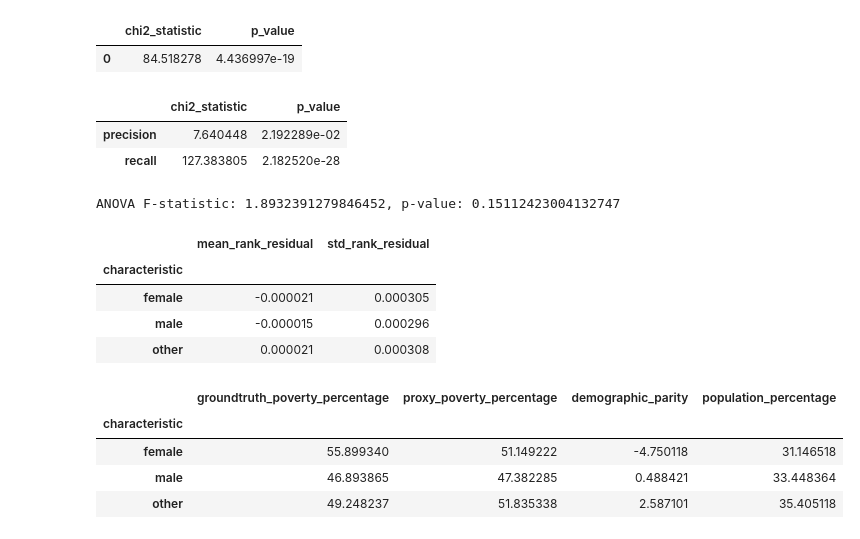
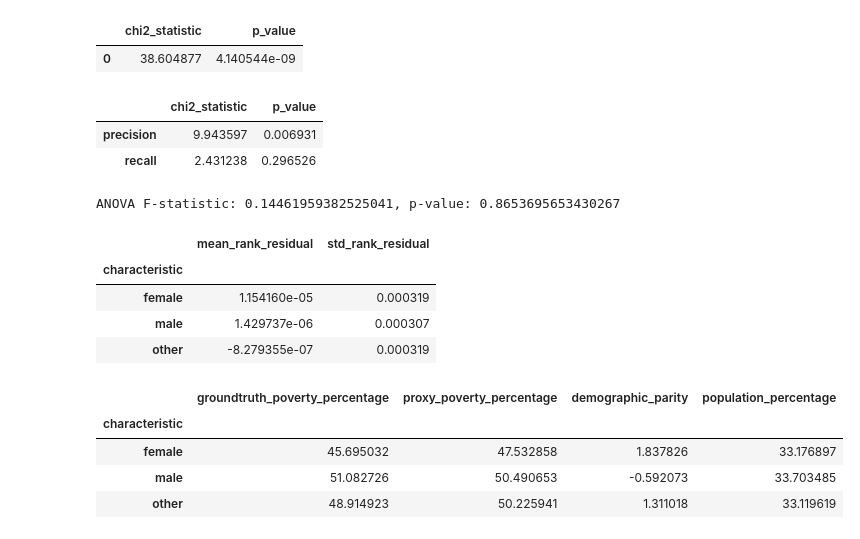
Before and after one commit to Global-Opportunity-Lab/cider, a Jupyter notebook: notebooks/validation_metrics.ipynb, the cells around one changed output. Cells and saved outputs as stored; diff of their text form; code cells hidden in the pictures.

```diff
--- a/notebooks/validation_metrics.ipynb
+++ b/notebooks/validation_metrics.ipynb
@@ -33,7 +38,7 @@ np.random.seed(2)
 synthetic_data['household_id'] = range(n_rows)
 synthetic_data['groundtruth_consumption'] = np.random.rand(n_rows) * 10
 for i in range(10):
-    synthetic_data["proxy_consumption"] = synthetic_data['groundtruth_consumption'] + np.random.randint(size=n_rows, low=0, high=i+5)
+    synthetic_data["proxy_consumption"] = synthetic_data['groundtruth_consumption'] + np.random.uniform(size=n_rows, low=0, high=i+5)
 synthetic_data['weight'] = np.random.randint(10, 100, size=n_rows)
 
 synthetic_df = pd.DataFrame(synthetic_data)
@@ -150,40 +190,43 @@ calculate_demographic_parity_per_characteristic(
 # %%
-calculate_independence_btwn_proxy_and_characteristic(
+pivot_independence, results = calculate_independence_btwn_proxy_and_characteristic(
     synthetic_df_gender,
     threshold_percentile=50)
+results
 # %% [output]
 |  | chi2_statistic | p_value |
-| 0 | 84.518278 | 4.436997e-19 |
+| 0 | 38.604877 | 4.140544e-09 |
 # %%
-calculate_precision_and_recall_independence_characteristic(
+precision_per_group, recall_per_group, results = calculate_precision_and_recall_independence_characteristic(
     synthetic_df_gender,
     50,
     50)
+results
 # %% [output]
 |  | chi2_statistic | p_value |
-| precision | 7.640448 | 2.192289e-02 |
-| recall | 127.383805 | 2.182520e-28 |
+| precision | 9.943597 | 0.006931 |
+| recall | 2.431238 | 0.296526 |
 # %%
 df, anova_f_statistic, anova_p_value = calculate_rank_residuals_table_by_characteristic(
     synthetic_df_gender)
 print(f"ANOVA F-statistic: {anova_f_statistic}, p-value: {anova_p_value}")
 df
 # %% [output]
-ANOVA F-statistic: 1.8932391279846452, p-value: 0.15112423004132747
+ANOVA F-statistic: 0.14461959382525041, p-value: 0.8653695653430267
 |  | mean_rank_residual | std_rank_residual |
 | characteristic |  |  |
-| female | -0.000021 | 0.000305 |
-| male | -0.000015 | 0.000296 |
-| other | 0.000021 | 0.000308 |
+| female | 1.154160e-05 | 0.000319 |
+| male | 1.429737e-06 | 0.000307 |
+| other | -8.279355e-07 | 0.000319 |
 # %%
-calculate_demographic_parity_table_per_characteristic(
+demographic_table = calculate_demographic_parity_table_per_characteristic(
     synthetic_df_gender,
     50
 )
+demographic_table
 # %% [output]
 |  | groundtruth_poverty_percentage | proxy_poverty_percentage | demographic_parity | population_percentage |
 | characteristic |  |  |  |  |
-| female | 55.899340 | 51.149222 | -4.750118 | 31.146518 |
-| male | 46.893865 | 47.382285 | 0.488421 | 33.448364 |
-| other | 49.248237 | 51.835338 | 2.587101 | 35.405118 |
+| female | 45.695032 | 47.532858 | 1.837826 | 33.176897 |
+| male | 51.082726 | 50.490653 | -0.592073 | 33.703485 |
+| other | 48.914923 | 50.225941 | 1.311018 | 33.119619 |
 # %%
```
Also changed, not shown: parts of 20 cells of this notebook, 4 other files.
